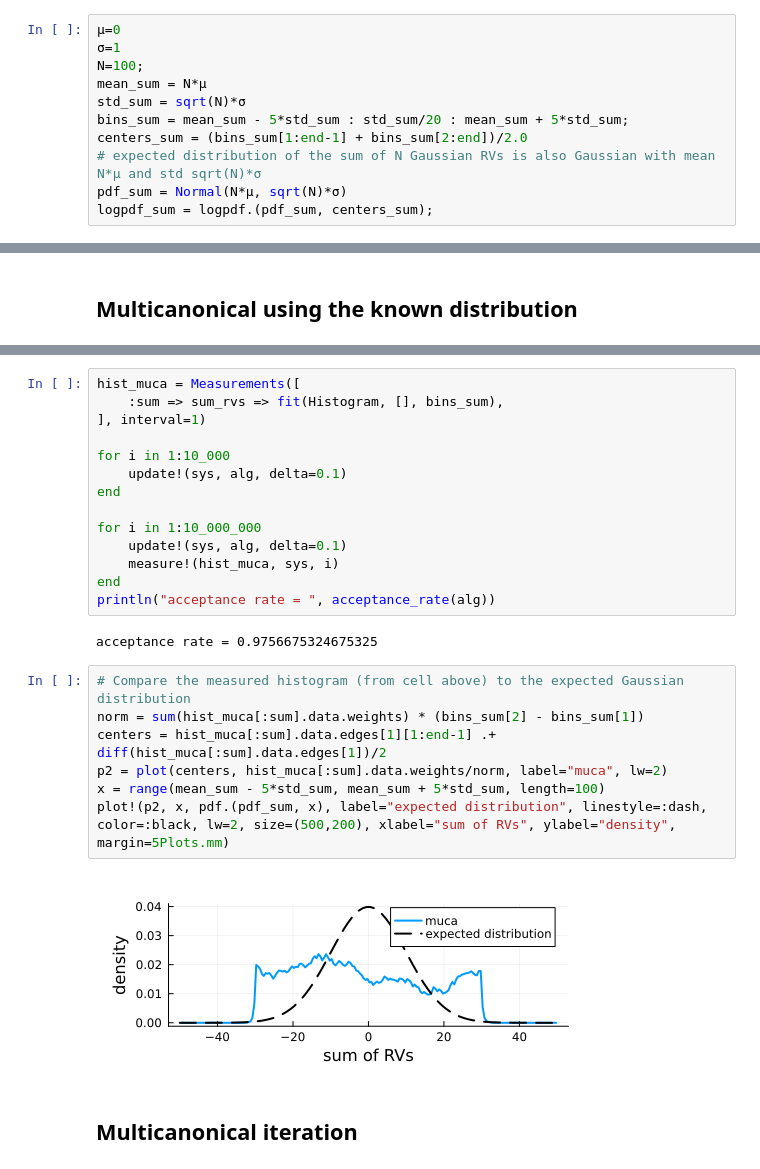
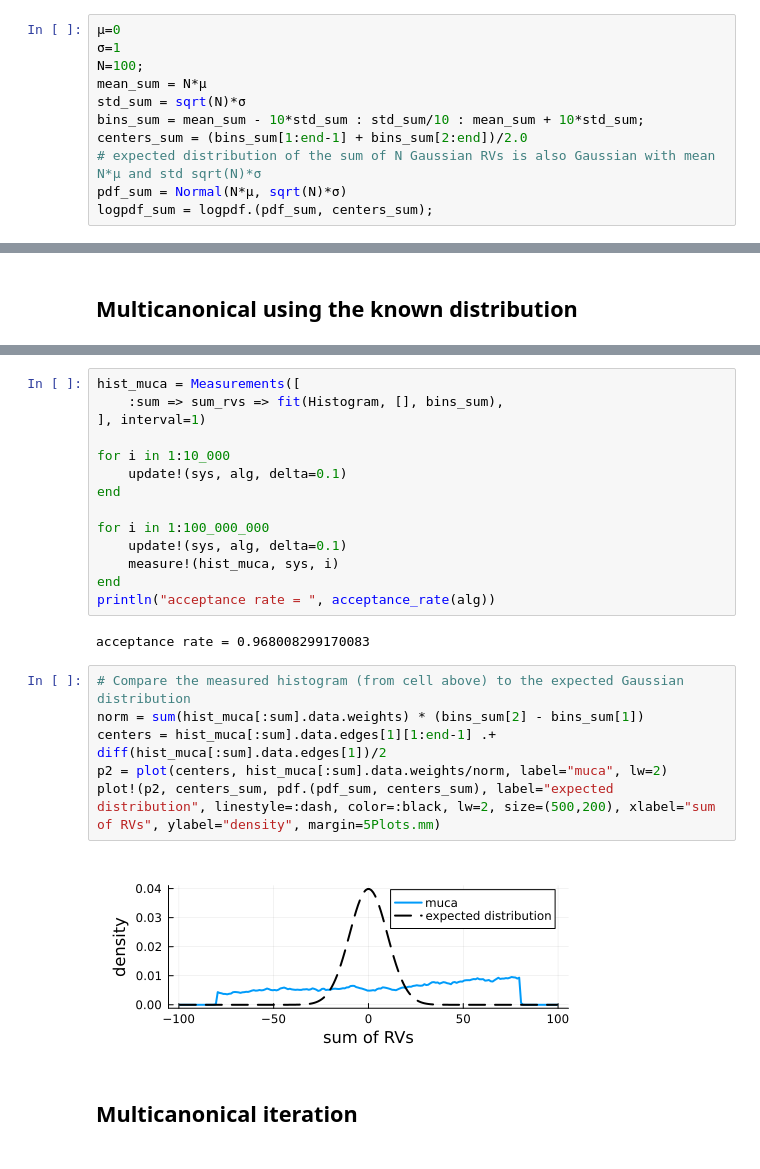
Before and after one commit to zierenberg/MonteCarloX.jl, a Jupyter notebook: examples/muca_LDT_gaussian_rngs.ipynb, the cells around one changed output, grey strips where cells are left out. Drawn from its saved outputs; the diff is of its cells as text.

```diff
--- a/examples/muca_LDT_gaussian_rngs.ipynb
+++ b/examples/muca_LDT_gaussian_rngs.ipynb
@@ -15,7 +15,7 @@ using LinearAlgebra
 N=100;
 mean_sum = N*μ
 std_sum = sqrt(N)*σ
-bins_sum = mean_sum - 5*std_sum : std_sum/20 : mean_sum + 5*std_sum;
+bins_sum = mean_sum - 10*std_sum : std_sum/10 : mean_sum + 10*std_sum;
 centers_sum = (bins_sum[1:end-1] + bins_sum[2:end])/2.0
 # expected distribution of the sum of N Gaussian RVs is also Gaussian with mean N*μ and std sqrt(N)*σ
 pdf_sum = Normal(N*μ, sqrt(N)*σ)
@@ -225,22 +222,21 @@ for i in 1:10_000
     update!(sys, alg, delta=0.1)
 end
 
-for i in 1:10_000_000
+for i in 1:100_000_000
     update!(sys, alg, delta=0.1)
     measure!(hist_muca, sys, i)
 end
 println("acceptance rate = ", acceptance_rate(alg))
 # %% [output]
-acceptance rate = 0.9756675324675325
+acceptance rate = 0.968008299170083
 # %%
 # Compare the measured histogram (from cell above) to the expected Gaussian distribution
 norm = sum(hist_muca[:sum].data.weights) * (bins_sum[2] - bins_sum[1])
 centers = hist_muca[:sum].data.edges[1][1:end-1] .+ diff(hist_muca[:sum].data.edges[1])/2
 p2 = plot(centers, hist_muca[:sum].data.weights/norm, label="muca", lw=2)
-x = range(mean_sum - 5*std_sum, mean_sum + 5*std_sum, length=100)
-plot!(p2, x, pdf.(pdf_sum, x), label="expected distribution", linestyle=:dash, color=:black, lw=2, size=(500,200), xlabel="sum of RVs", ylabel="density", margin=5Plots.mm)
+plot!(p2, centers_sum, pdf.(pdf_sum, centers_sum), label="expected distribution", linestyle=:dash, color=:black, lw=2, size=(500,200), xlabel="sum of RVs", ylabel="density", margin=5Plots.mm)
 # %% [output]
-[figure, old version]
+[figure, new version]
 # %% [markdown]
 ## Multicanonical iteration
 # %%
```
Also changed, not shown: parts of 13 cells of this notebook.
